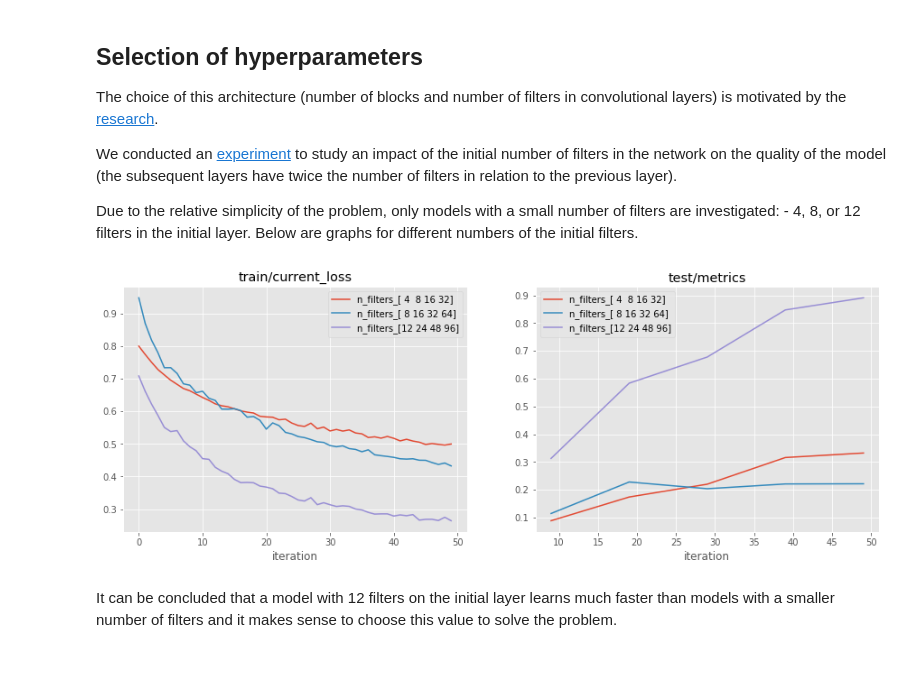
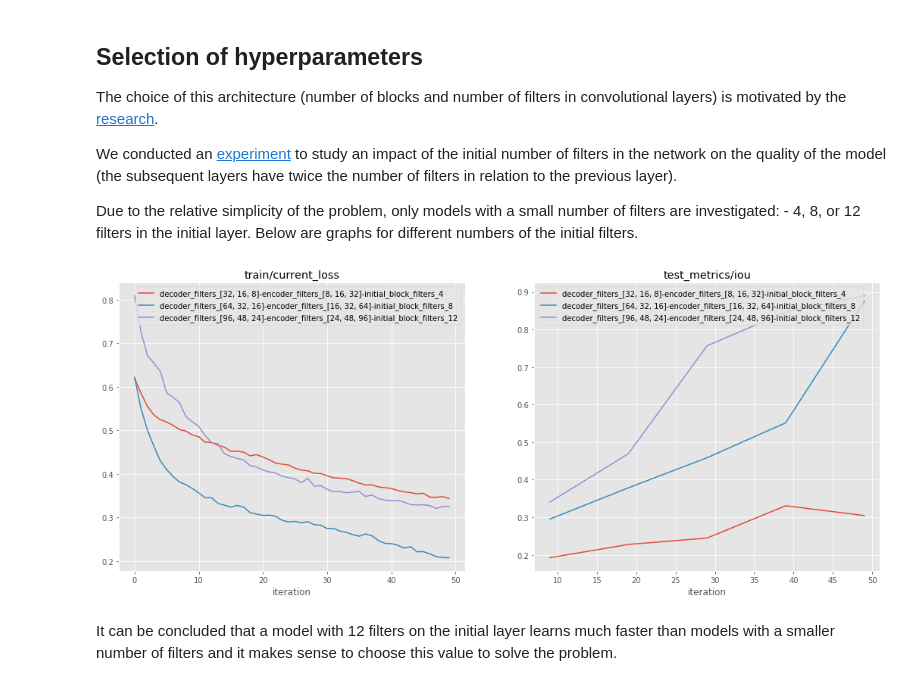
Before and after one commit to gazprom-neft/standards, a Jupyter notebook: model_description/segmentation_model/model_description.ipynb, the cells around one changed output. Drawn from its saved outputs; the diff is of its cells as text; code cells hidden in the pictures.

```diff
--- a/model_description/segmentation_model/model_description.ipynb
+++ b/model_description/segmentation_model/model_description.ipynb
@@ -86,12 +95,10 @@ We conducted an [experiment](./parameters_estimation.ipynb) to study an impact o
 Due to the relative simplicity of the problem, only models with a small number of filters are investigated: - 4, 8, or 12 filters in the initial layer. Below are graphs for different numbers of the initial filters.
 # %%
 df = Results(path="parameters_research").load(use_alias=True)
-view = df.loc[df['name'] == 'test', 'metrics']
-df.loc[df['name'] == 'test', 'metrics'] = view.apply(lambda x: x.evaluate('iou', agg='mean'))
 
-show_research(df, layout=['train/current_loss', 'test/metrics'], average_repetitions=True)
+show_research(df, layout=['train/current_loss', 'test_metrics/iou'], average_repetitions=True)
 # %% [output]
-[figure, old version]
+[figure, new version]
 # %% [markdown]
 It can be concluded that a model with 12 filters on the initial layer learns much faster than models with a smaller number of filters and it makes sense to choose this value to solve the problem.
 # %% [markdown]
```
Also changed, not shown: parts of 17 cells of this notebook, 2 other files.
